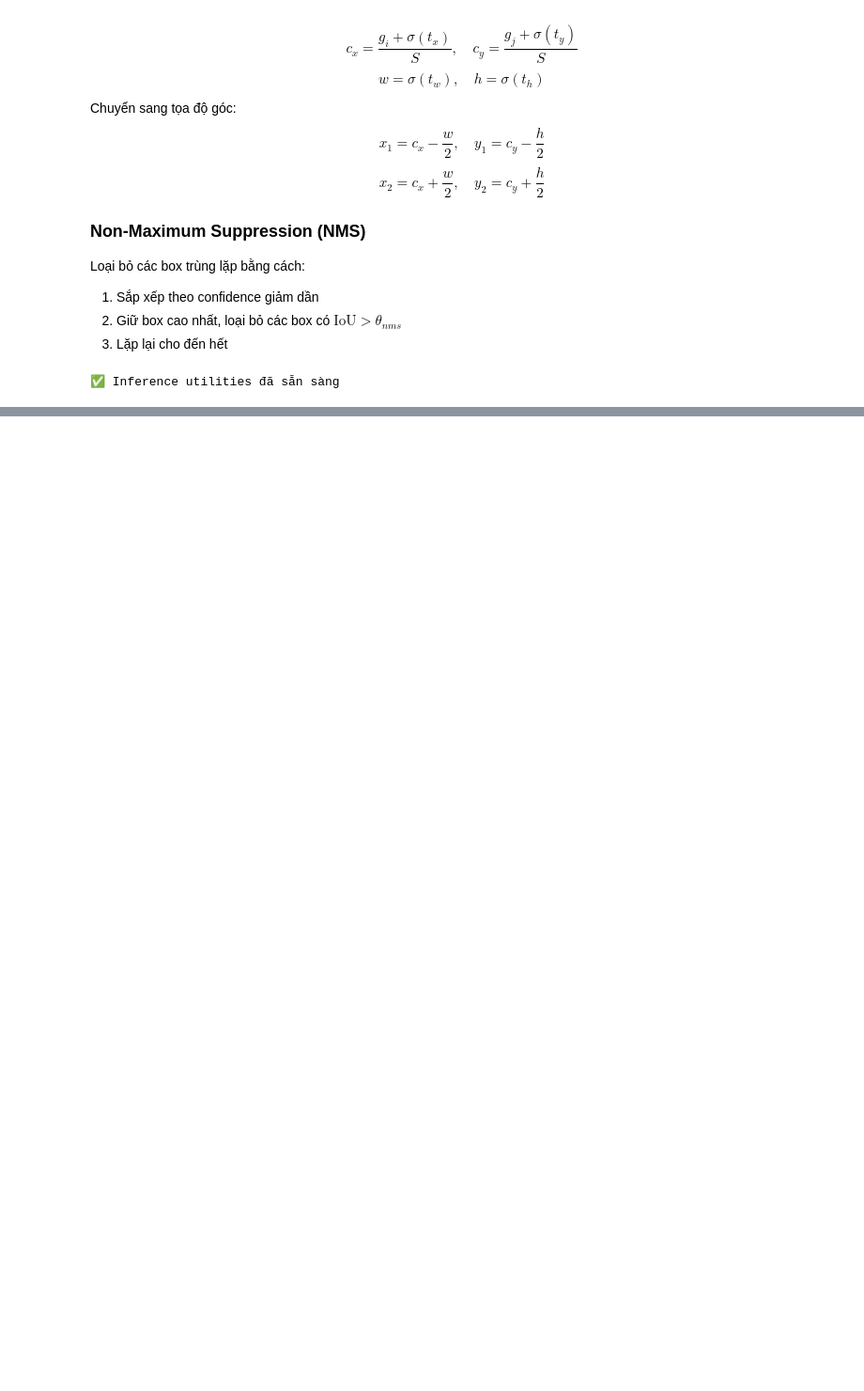
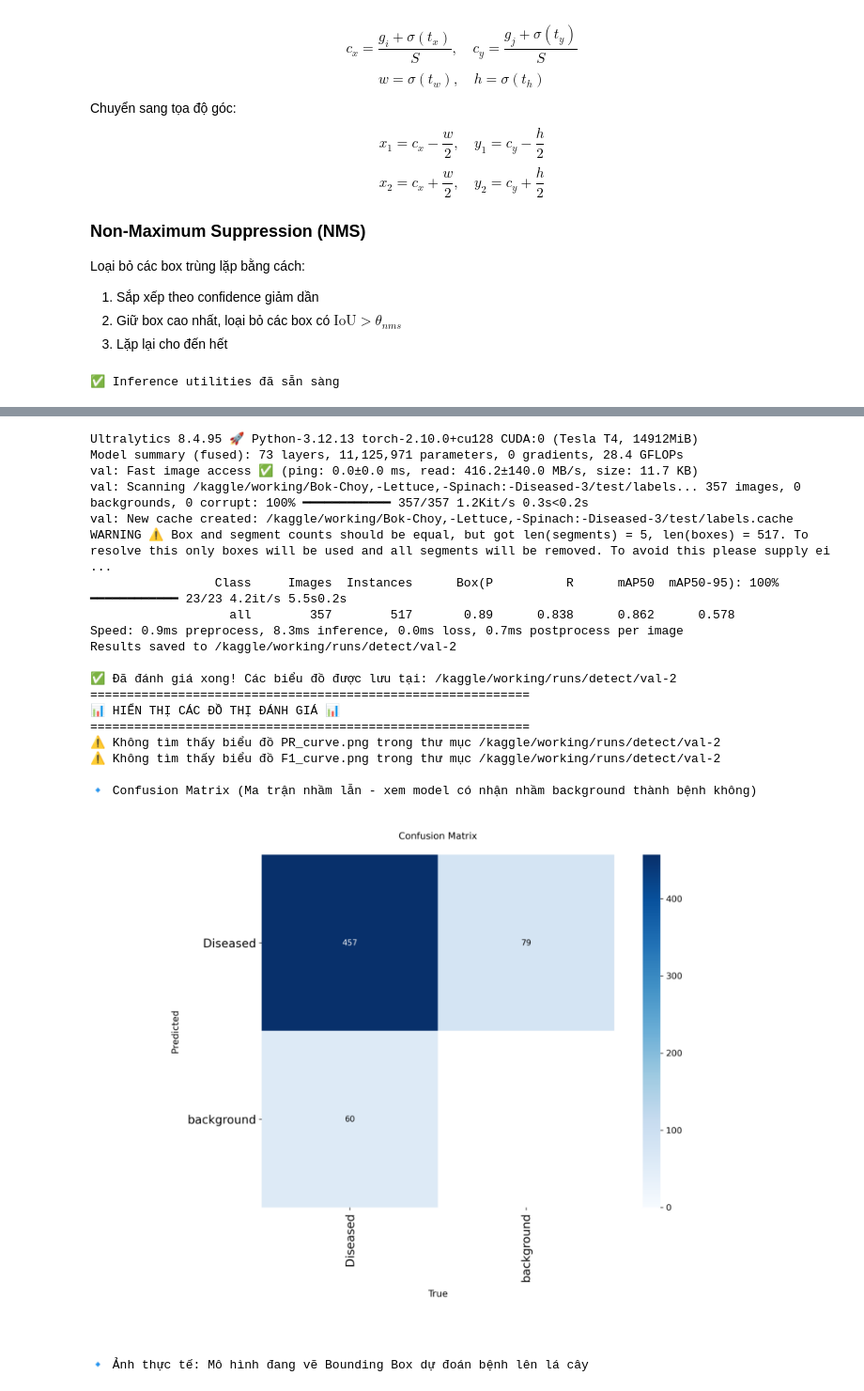
Before and after one commit to haianh06/PlantBot, a Jupyter notebook: ai_module/plantbot-model-final.ipynb, the cells around one changed output, grey strips where cells are left out. Shown at 94% size. Saved outputs shown, nothing was run; the diff lists cells and outputs as text; code cells hidden in the pictures; blank space fills up the shorter version.

```diff
--- a/ai_module/plantbot-model-final.ipynb
+++ b/ai_module/plantbot-model-final.ipynb
@@ -1304,0 +1022,63 @@ else:
+# %%
+from ultralytics import YOLO
+from IPython.display import Image, display
+import matplotlib.pyplot as plt
+import matplotlib.image as mpimg
+import os
+
+# 1. Load trực tiếp mô hình Ultralytics
+model_v1 = YOLO('/kaggle/input/datasets/haianh06/model-final/plantbot_best_v1.pt')
+
+# 2. Đánh giá (Thay đổi 'data.yaml' thành đường dẫn file cấu hình data của bạn)
+# Khi chạy xong, Ultralytics sẽ tự động lưu đồ thị vào thư mục metrics.save_dir
+metrics = model_v1.val(data='/kaggle/working/Bok-Choy,-Lettuce,-Spinach:-Diseased-3/data.yaml', split='test')
+
+# Lấy đường dẫn thư mục mà Ultralytics vừa lưu đồ thị
+val_dir = metrics.save_dir
+
+print(f"\n✅ Đã đánh giá xong! Các biểu đồ được lưu tại: {val_dir}")
+print("="*60)
+print("📊 HIỂN THỊ CÁC ĐỒ THỊ ĐÁNH GIÁ 📊")
+print("="*60)
+
+# 3. Hiển thị trực tiếp các đồ thị cực trực quan
+plots_to_show = [
+    ('PR_curve.png', 'Đường cong Precision-Recall (càng ôm sát góc trên phải càng tốt)'),
+    ('F1_curve.png', 'Đường cong F1-Score theo Confidence Threshold (giúp bạn chọn Threshold tối ưu)'),
+    ('confusion_matrix.png', 'Confusion Matrix (Ma trận nhầm lẫn - xem model có nhận nhầm background thành bệnh không)'),
+    ('val_batch0_pred.jpg', 'Ảnh thực tế: Mô hình đang vẽ Bounding Box dự đoán bệnh lên lá cây')
+]
+
+for plot_name, title in plots_to_show:
+    plot_path = os.path.join(val_dir, plot_name)
+    if os.path.exists(plot_path):
+        print(f"\n🔹 {title}")
+        img = mpimg.imread(plot_path)
+        plt.figure(figsize=(12, 8))
+        plt.imshow(img)
+        plt.axis('off')
+        plt.show()
+    else:
+        print(f"⚠️ Không tìm thấy biểu đồ {plot_name} trong thư mục {val_dir}")
+# %% [output]
+Ultralytics 8.4.95 🚀 Python-3.12.13 torch-2.10.0+cu128 CUDA:0 (Tesla T4, 14912MiB)
+Model summary (fused): 73 layers, 11,125,971 parameters, 0 gradients, 28.4 GFLOPs
+val: Fast image access ✅ (ping: 0.0±0.0 ms, read: 416.2±140.0 MB/s, size: 11.7 KB)
+val: Scanning /kaggle/working/Bok-Choy,-Lettuce,-Spinach:-Diseased-3/test/labels... 357 images, 0 backgrounds, 0 corrupt: 100% ━━━━━━━━━━━━ 357/357 1.2Kit/s 0.3s<0.2s
+val: New cache created: /kaggle/working/Bok-Choy,-Lettuce,-Spinach:-Diseased-3/test/labels.cache
+WARNING ⚠️ Box and segment counts should be equal, but got len(segments) = 5, len(boxes) = 517. To resolve this only boxes will be used and all segments will be removed. To avoid this please supply ei ...
+                 Class     Images  Instances      Box(P          R      mAP50  mAP50-95): 100% ━━━━━━━━━━━━ 23/23 4.2it/s 5.5s0.2s
+                   all        357        517       0.89      0.838      0.862      0.578
+Speed: 0.9ms preprocess, 8.3ms inference, 0.0ms loss, 0.7ms postprocess per image
+Results saved to /kaggle/working/runs/detect/val-2
+
+✅ Đã đánh giá xong! Các biểu đồ được lưu tại: /kaggle/working/runs/detect/val-2
+============================================================
+📊 HIỂN THỊ CÁC ĐỒ THỊ ĐÁNH GIÁ 📊
+============================================================
+⚠️ Không tìm thấy biểu đồ PR_curve.png trong thư mục /kaggle/working/runs/detect/val-2
+⚠️ Không tìm thấy biểu đồ F1_curve.png trong thư mục /kaggle/working/runs/detect/val-2
+
+🔹 Confusion Matrix (Ma trận nhầm lẫn - xem model có nhận nhầm background thành bệnh không)
+[figure, added]
+🔹 Ảnh thực tế: Mô hình đang vẽ Bounding Box dự đoán bệnh lên lá cây
```
Also changed, not shown: parts of 10 cells of this notebook, 28 other files.
